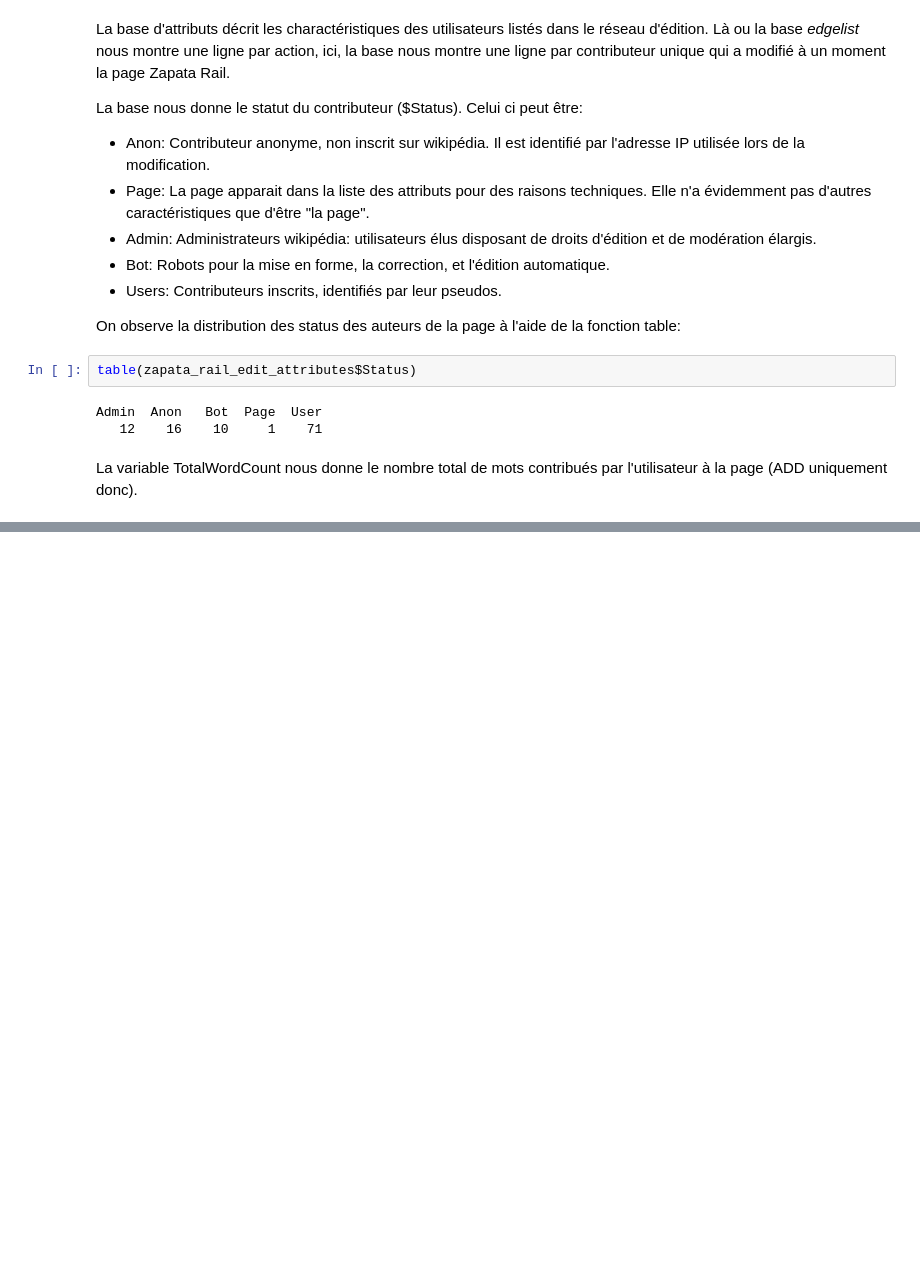
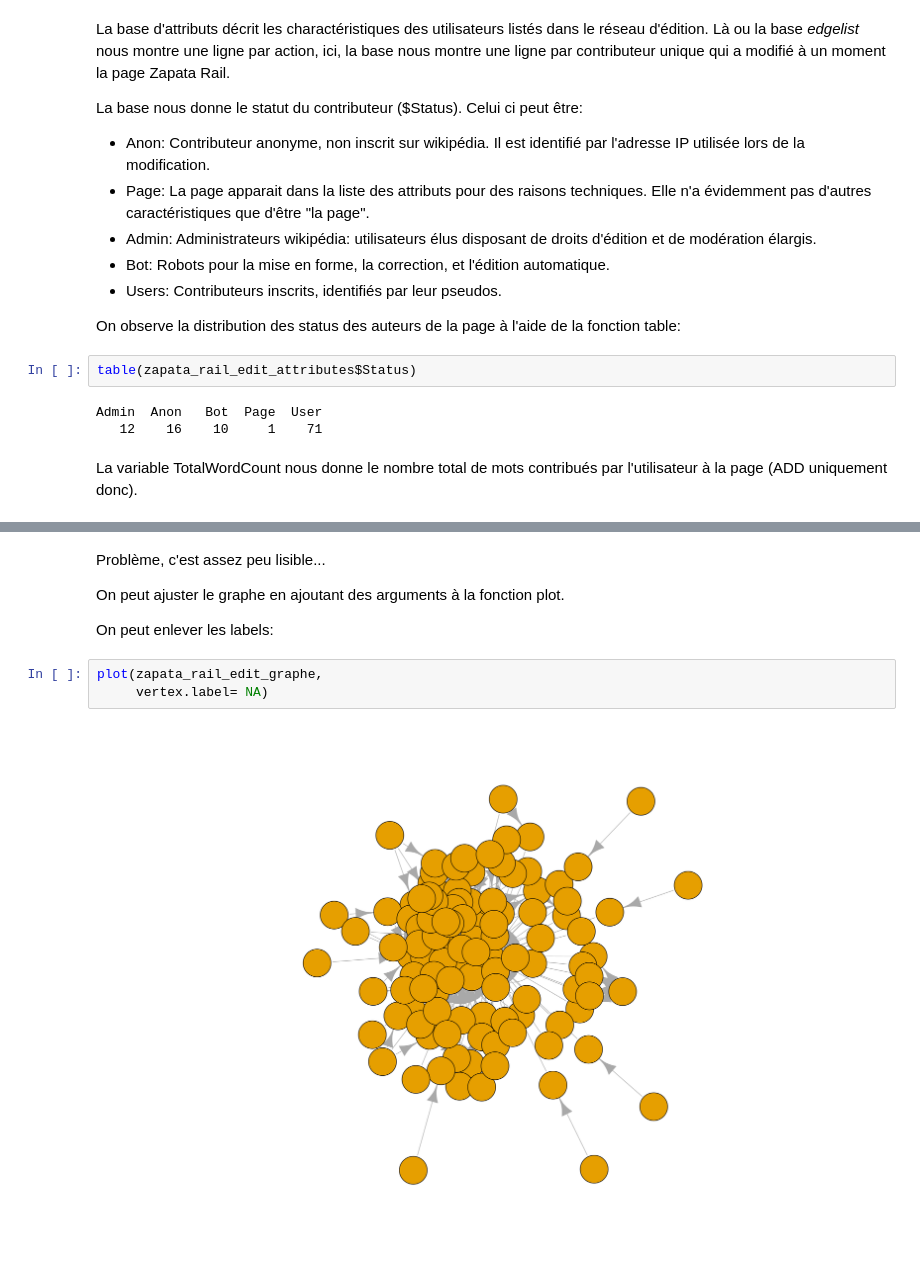
Before and after one commit to tenroc/Introduction_reseaux_MSH, a Jupyter notebook: Script.ipynb, the cells around one changed output, grey strips where cells are left out. Drawn from its saved outputs; the diff is of its cells as text; blank space fills up the shorter version.

```diff
--- a/Script.ipynb
+++ b/Script.ipynb
@@ -98,0 +143,11 @@ boxplot(zapata_rail_edit_attributes$TotalWordCount, xlab = "InteractionCout",
+# %% [markdown]
+Problème, c'est assez peu lisible...
+
+On peut ajuster le graphe en ajoutant des arguments à la fonction plot.
+
+On peut enlever les labels:
+# %%
+plot(zapata_rail_edit_graphe,
+     vertex.label= NA)
+# %% [output]
+[figure, added]
```
Also changed, not shown: parts of 63 cells of this notebook.
